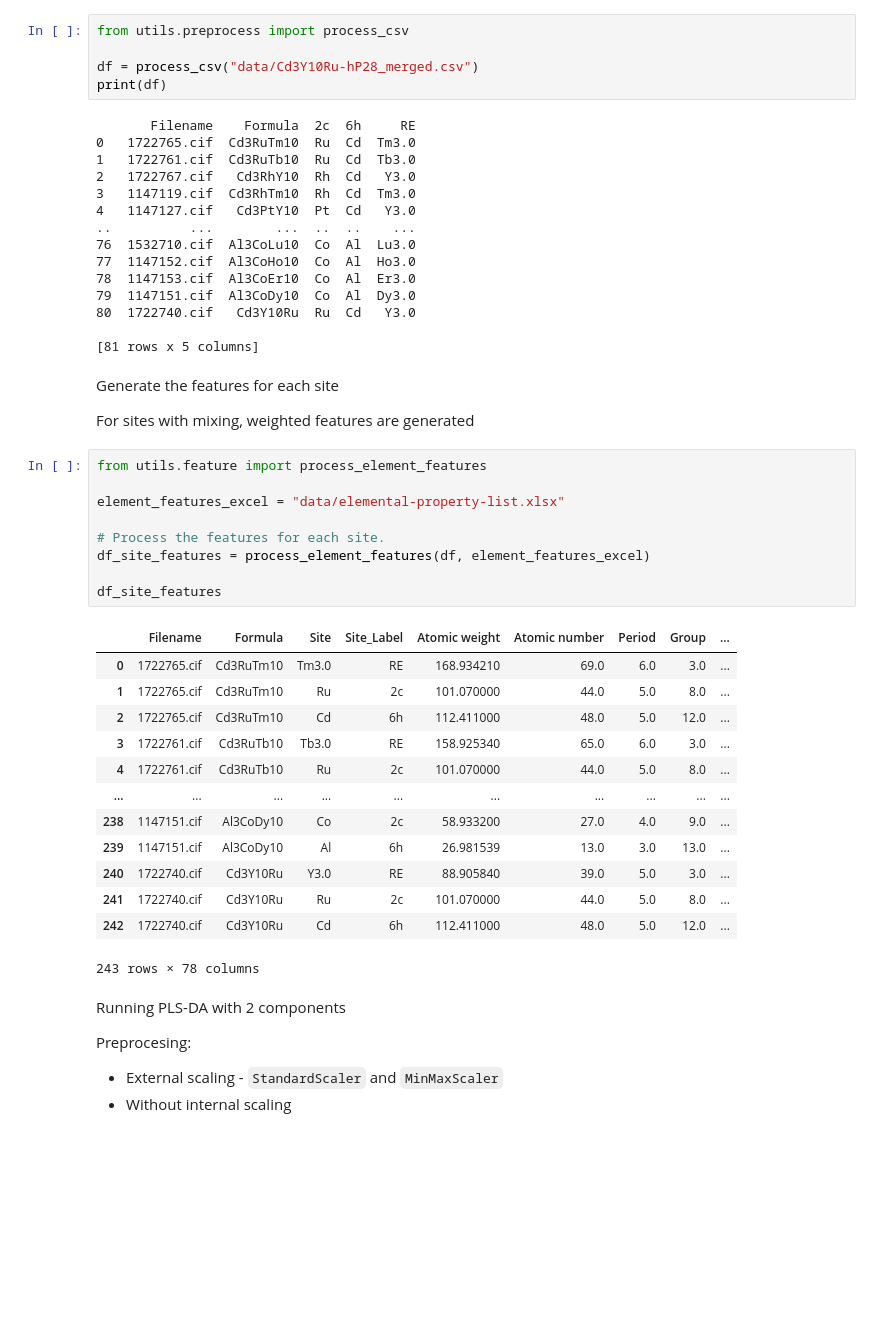
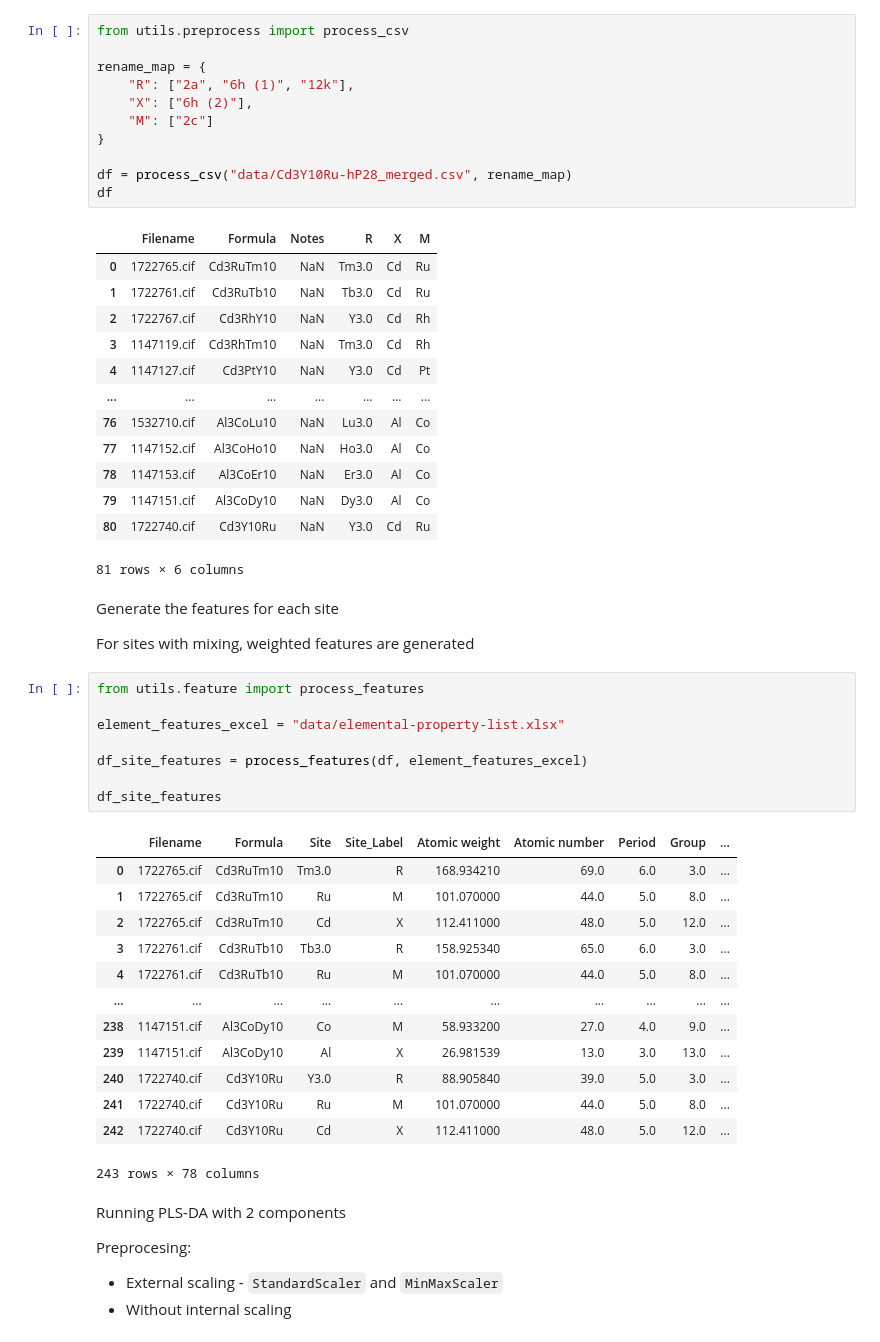
Before and after one commit to dshirya/STEx-ternary, a Jupyter notebook: main.ipynb, the cells around one changed output. Cells and saved outputs as stored; diff of their text form; blank space fills up the shorter version.

```diff
--- a/main.ipynb
+++ b/main.ipynb
@@ -5,49 +9,53 @@ Sum up the elements in all sites with *RE*
 # %%
 from utils.preprocess import process_csv
 
-df = process_csv("data/Cd3Y10Ru-hP28_merged.csv")
-print(df)
+rename_map = {
+    "R": ["2a", "6h (1)", "12k"],
+    "X": ["6h (2)"],
+    "M": ["2c"]
+}
+
+df = process_csv("data/Cd3Y10Ru-hP28_merged.csv", rename_map)
+df
 # %% [output]
+|  | Filename | Formula | Notes | R | X | M |
+| 0 | 1722765.cif | Cd3RuTm10 | NaN | Tm3.0 | Cd | Ru |
+| 1 | 1722761.cif | Cd3RuTb10 | NaN | Tb3.0 | Cd | Ru |
+| 2 | 1722767.cif | Cd3RhY10 | NaN | Y3.0 | Cd | Rh |
+| 3 | 1147119.cif | Cd3RhTm10 | NaN | Tm3.0 | Cd | Rh |
+| 4 | 1147127.cif | Cd3PtY10 | NaN | Y3.0 | Cd | Pt |
+| ... | ... | ... | ... | ... | ... | ... |
+| 76 | 1532710.cif | Al3CoLu10 | NaN | Lu3.0 | Al | Co |
+| 77 | 1147152.cif | Al3CoHo10 | NaN | Ho3.0 | Al | Co |
+| 78 | 1147153.cif | Al3CoEr10 | NaN | Er3.0 | Al | Co |
+| 79 | 1147151.cif | Al3CoDy10 | NaN | Dy3.0 | Al | Co |
+| 80 | 1722740.cif | Cd3Y10Ru | NaN | Y3.0 | Cd | Ru |
-       Filename    Formula  2c  6h     RE
-0   1722765.cif  Cd3RuTm10  Ru  Cd  Tm3.0
-1   1722761.cif  Cd3RuTb10  Ru  Cd  Tb3.0
-2   1722767.cif   Cd3RhY10  Rh  Cd   Y3.0
-3   1147119.cif  Cd3RhTm10  Rh  Cd  Tm3.0
-4   1147127.cif   Cd3PtY10  Pt  Cd   Y3.0
-..          ...        ...  ..  ..    ...
-76  1532710.cif  Al3CoLu10  Co  Al  Lu3.0
-77  1147152.cif  Al3CoHo10  Co  Al  Ho3.0
-78  1147153.cif  Al3CoEr10  Co  Al  Er3.0
-79  1147151.cif  Al3CoDy10  Co  Al  Dy3.0
-80  1722740.cif   Cd3Y10Ru  Ru  Cd   Y3.0
-
-[81 rows x 5 columns]
+81 rows × 6 columns
 # %% [markdown]
 Generate the features for each site
 
 For sites with mixing, weighted features are generated
 # %%
-from utils.feature import process_element_features
+from utils.feature import process_features
 
 element_features_excel = "data/elemental-property-list.xlsx"
 
-# Process the features for each site.
-df_site_features = process_element_features(df, element_features_excel)
+df_site_features = process_features(df, element_features_excel)
 
 df_site_features
 # %% [output]
 |  | Filename | Formula | Site | Site_Label | Atomic weight | Atomic number | Period | Group | ... |
-| 0 | 1722765.cif | Cd3RuTm10 | Tm3.0 | RE | 168.934210 | 69.0 | 6.0 | 3.0 | ... |
-| 1 | 1722765.cif | Cd3RuTm10 | Ru | 2c | 101.070000 | 44.0 | 5.0 | 8.0 | ... |
-| 2 | 1722765.cif | Cd3RuTm10 | Cd | 6h | 112.411000 | 48.0 | 5.0 | 12.0 | ... |
-| 3 | 1722761.cif | Cd3RuTb10 | Tb3.0 | RE | 158.925340 | 65.0 | 6.0 | 3.0 | ... |
-| 4 | 1722761.cif | Cd3RuTb10 | Ru | 2c | 101.070000 | 44.0 | 5.0 | 8.0 | ... |
+| 0 | 1722765.cif | Cd3RuTm10 | Tm3.0 | R | 168.934210 | 69.0 | 6.0 | 3.0 | ... |
+| 1 | 1722765.cif | Cd3RuTm10 | Ru | M | 101.070000 | 44.0 | 5.0 | 8.0 | ... |
+| 2 | 1722765.cif | Cd3RuTm10 | Cd | X | 112.411000 | 48.0 | 5.0 | 12.0 | ... |
+| 3 | 1722761.cif | Cd3RuTb10 | Tb3.0 | R | 158.925340 | 65.0 | 6.0 | 3.0 | ... |
+| 4 | 1722761.cif | Cd3RuTb10 | Ru | M | 101.070000 | 44.0 | 5.0 | 8.0 | ... |
 | ... | ... | ... | ... | ... | ... | ... | ... | ... | ... |
-| 238 | 1147151.cif | Al3CoDy10 | Co | 2c | 58.933200 | 27.0 | 4.0 | 9.0 | ... |
-| 239 | 1147151.cif | Al3CoDy10 | Al | 6h | 26.981539 | 13.0 | 3.0 | 13.0 | ... |
-| 240 | 1722740.cif | Cd3Y10Ru | Y3.0 | RE | 88.905840 | 39.0 | 5.0 | 3.0 | ... |
-| 241 | 1722740.cif | Cd3Y10Ru | Ru | 2c | 101.070000 | 44.0 | 5.0 | 8.0 | ... |
-| 242 | 1722740.cif | Cd3Y10Ru | Cd | 6h | 112.411000 | 48.0 | 5.0 | 12.0 | ... |
+| 238 | 1147151.cif | Al3CoDy10 | Co | M | 58.933200 | 27.0 | 4.0 | 9.0 | ... |
+| 239 | 1147151.cif | Al3CoDy10 | Al | X | 26.981539 | 13.0 | 3.0 | 13.0 | ... |
+| 240 | 1722740.cif | Cd3Y10Ru | Y3.0 | R | 88.905840 | 39.0 | 5.0 | 3.0 | ... |
+| 241 | 1722740.cif | Cd3Y10Ru | Ru | M | 101.070000 | 44.0 | 5.0 | 8.0 | ... |
+| 242 | 1722740.cif | Cd3Y10Ru | Cd | X | 112.411000 | 48.0 | 5.0 | 12.0 | ... |
 243 rows × 78 columns
 # %% [markdown]
 Running PLS-DA with 2 components
```
Also changed, not shown: parts of 11 cells of this notebook, 17 other files.
